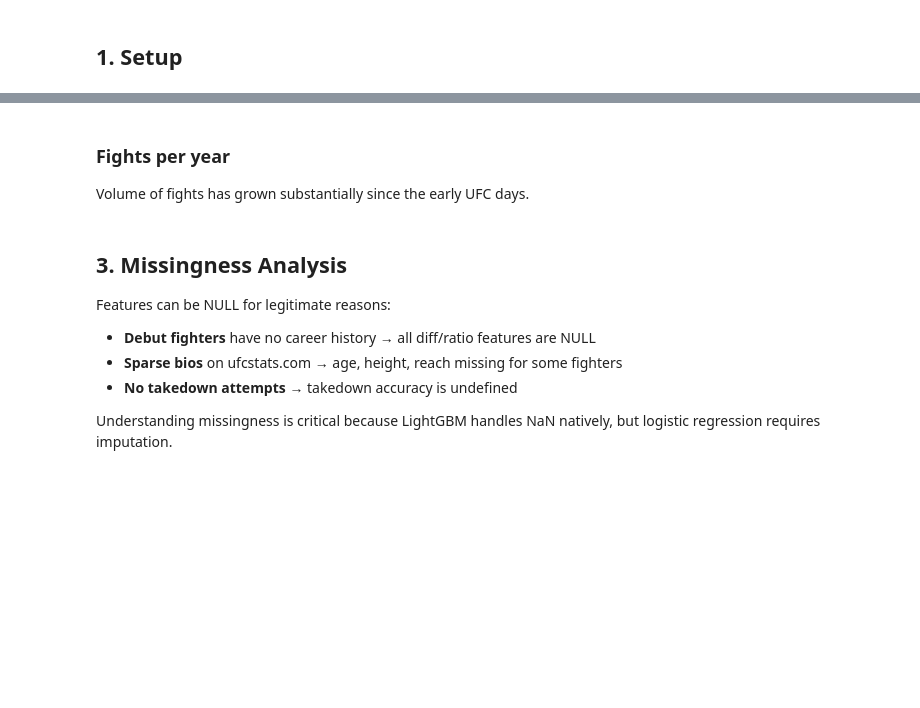
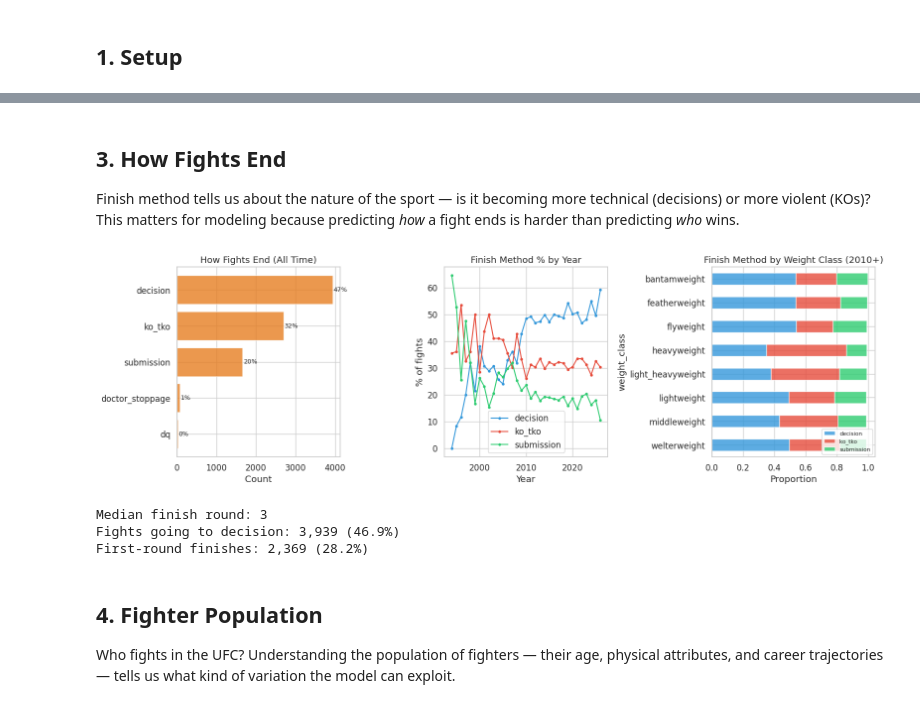
Before and after one commit to wlodzimierrr/ufc-predictor, a Jupyter notebook: notebooks/01_data_exploration.ipynb, the cells around one changed output, grey strips where cells are left out. Drawn from its saved outputs; the diff is of its cells as text; code cells hidden in the pictures; blank space fills up the shorter version.

```diff
--- a/notebooks/01_data_exploration.ipynb
+++ b/notebooks/01_data_exploration.ipynb
@@ -77,23 +123,55 @@ print(f"Post-2015 fighter_1 win rate: {df.loc[df['year'] >= 2015, 'label'].mean(
 # %% [markdown]
-### Fights per year
+## 3. How Fights End
 
-Volume of fights has grown substantially since the early UFC days.
+Finish method tells us about the nature of the sport — is it becoming more technical (decisions) or more violent (KOs)? This matters for modeling because predicting *how* a fight ends is harder than predicting *who* wins.
 # %%
-fig, ax = plt.subplots(figsize=(12, 4))
-fights_per_year = df.groupby("year").size()
-ax.bar(fights_per_year.index, fights_per_year.values, color="#3498db", alpha=0.8)
-ax.set_title("Number of Fights per Year")
-ax.set_xlabel("Year")
-ax.set_ylabel("Fights")
+fig, axes = plt.subplots(1, 3, figsize=(16, 5))
+
+# Overall finish method breakdown
+finish_counts = fights["finish_method"].value_counts()
+axes[0].barh(finish_counts.index, finish_counts.values, color="#e67e22", alpha=0.8)
+axes[0].set_title("How Fights End (All Time)")
+axes[0].set_xlabel("Count")
+axes[0].invert_yaxis()
+for i, (method, count) in enumerate(finish_counts.items()):
+    axes[0].text(count + 20, i, f"{100*count/len(fights):.0f}%", va="center", fontsize=9)
+
+# Finish method evolution over time
+era_finish = fights.groupby("year")["finish_method"].value_counts(normalize=True).unstack(fill_value=0)
+main_methods = ["decision", "ko_tko", "submission"]
+for method, color in zip(main_methods, ["#3498db", "#e74c3c", "#2ecc71"]):
+    if method in era_finish.columns:
+        axes[1].plot(era_finish.index, era_finish[method] * 100, "o-", label=method, color=color, markersize=3)
+axes[1].set_title("Finish Method % by Year")
+axes[1].set_ylabel("% of fights")
+axes[1].set_xlabel("Year")
+axes[1].legend()
+
+# Finish method by weight class (modern era)
+top_wc = modern["weight_class"].value_counts().head(8).index
+wc_finish = modern[modern["weight_class"].isin(top_wc)].groupby("weight_class")["finish_method"].value_counts(normalize=True).unstack(fill_value=0)
+wc_finish = wc_finish.reindex(columns=main_methods, fill_value=0)
+wc_finish.plot.barh(stacked=True, ax=axes[2], color=["#3498db", "#e74c3c", "#2ecc71"], alpha=0.8)
+axes[2].set_title("Finish Method by Weight Class (2010+)")
+axes[2].set_xlabel("Proportion")
+axes[2].legend(loc="lower right", fontsize=8)
+axes[2].invert_yaxis()
+
 plt.tight_layout()
 plt.show()
+
+# Fight duration
+has_time = fights.dropna(subset=["finish_round", "finish_time_seconds"])
+print(f"\nMedian finish round: {has_time['finish_round'].median():.0f}")
+print(f"Fights going to decision: {(fights['finish_method'] == 'decision').sum():,} ({100*(fights['finish_method'] == 'decision').mean():.1f}%)")
+print(f"First-round finishes: {(has_time['finish_round'] == 1).sum():,} ({100*(has_time['finish_round'] == 1).mean():.1f}%)")
+# %% [output]
+[figure, added]
+Median finish round: 3
+Fights going to decision: 3,939 (46.9%)
+First-round finishes: 2,369 (28.2%)
 # %% [markdown]
-## 3. Missingness Analysis
+## 4. Fighter Population
 
-Features can be NULL for legitimate reasons:
-- **Debut fighters** have no career history → all diff/ratio features are NULL
-- **Sparse bios** on ufcstats.com → age, height, reach missing for some fighters
-- **No takedown attempts** → takedown accuracy is undefined
-
-Understanding missingness is critical because LightGBM handles NaN natively, but logistic regression requires imputation.
+Who fights in the UFC? Understanding the population of fighters — their age, physical attributes, and career trajectories — tells us what kind of variation the model can exploit.
 # %%
```
Also changed, not shown: parts of 22 cells of this notebook, 5 other files.
